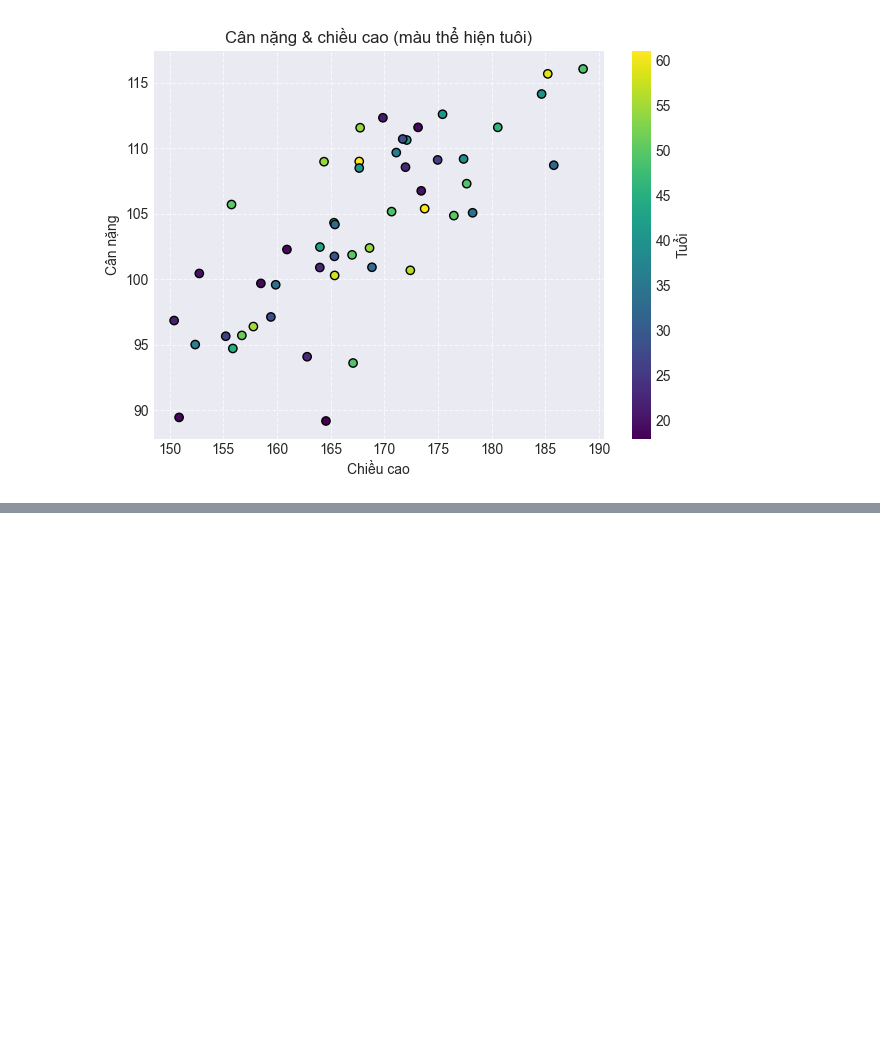
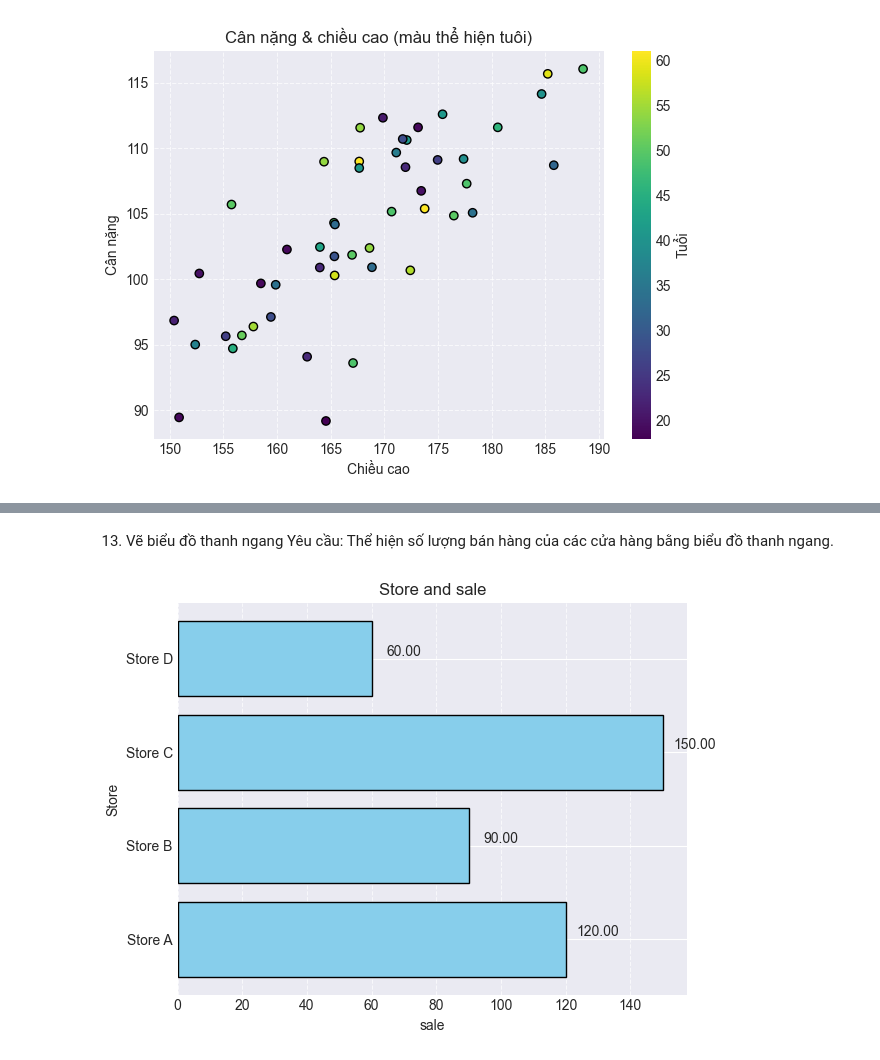
Before and after one commit to TruongQuangPhat/AI-Journey, a Jupyter notebook: Matplotlib/Matplotlib_Excercise.ipynb, the cells around one changed output, grey strips where cells are left out. Cells and saved outputs as stored; diff of their text form; code cells hidden in the pictures; blank space fills up the shorter version.

```diff
--- a/Matplotlib/Matplotlib_Excercise.ipynb
+++ b/Matplotlib/Matplotlib_Excercise.ipynb
@@ -263,0 +297,24 @@ plt.show()
+# %% [markdown]
+13. Vẽ biểu đồ thanh ngang
+Yêu cầu: Thể hiện số lượng bán hàng của các cửa hàng bằng biểu đồ thanh
+ngang.
+# %%
+stores = ["Store A", "Store B", "Store C", "Store D"]
+
+sales = [120, 90, 150, 60]
+
+bars = plt.barh(stores, sales, color="skyblue", edgecolor="black")
+for bar in bars:
+    width = bar.get_width() # sale value
+    y = bar.get_y() + bar.get_height() / 2
+    plt.text(
+        width+10, y, f"{width:.2f}", ha="center", va="bottom"
+    )
+plt.xlabel("sale")
+plt.ylabel("Store")
+plt.title("Store and sale")
+plt.grid(True, axis="x", alpha=0.7, linestyle="--", )
+plt.tight_layout()
+plt.show();
+# %% [output]
+[figure, added]
```
Also changed, not shown: parts of 19 cells of this notebook, 6 other files.
